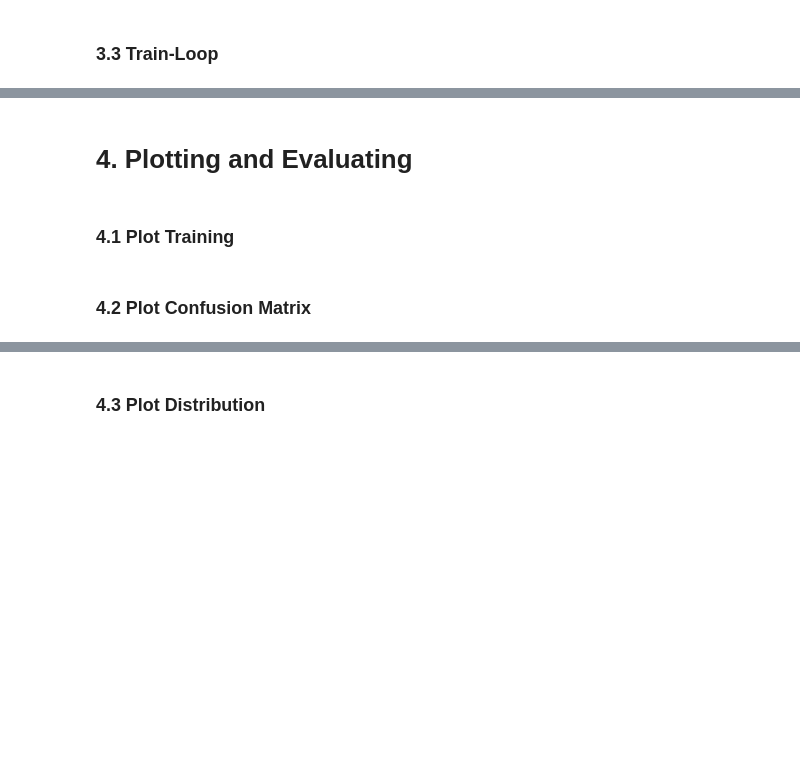
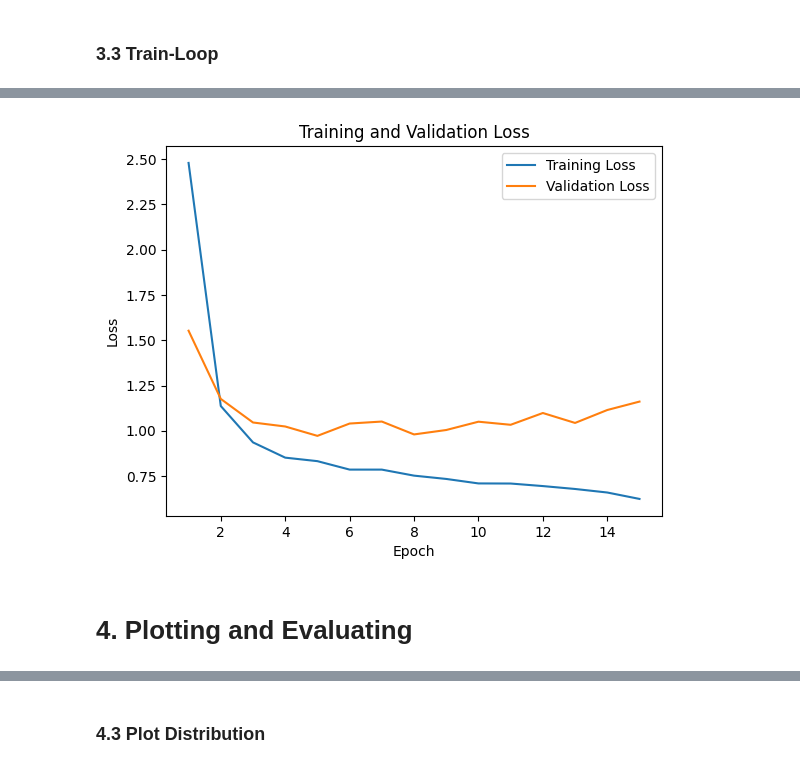
Before and after one commit to mgzzl/vision-transformer-for-image-quality-perception-of-individual-observers, a Jupyter notebook: ViT-IQA.ipynb, the cells around one changed output, grey strips where cells are left out. Drawn from its saved outputs; the diff is of its cells as text; code cells hidden in the pictures; blank space fills up the shorter version.

```diff
--- a/ViT-IQA.ipynb
+++ b/ViT-IQA.ipynb
@@ -33,14 +36,13 @@ mlp_dim=2048
 emb_dropout=0.1
 
 
-pretrained_model_path = None
-num_epochs = 20
-results_path = '/home/maxgan/WORKSPACE/UNI/BA/TIQ/results'
+pretrained_model_path = 'C:/Users/SilverFear/Desktop/vision-transformer-for-image-quality-perception-of-individual-observers/results/weights/all_distored_imgs/vit_model_20230824_101434_epoch_50of50_valLoss_0.171_valAcc_0.925_batchsize_128_lr_0.0_allDistorted.pth'
+num_epochs = 15
+results_path = 'results/weights/Person_2_nictac'
+dataset_root = 'assets/DatasetSubjective/Persons/Person_2_nictac/imgs'
+csv_file = 'assets/DatasetSubjective/Persons/Person_2_nictac/img_scores.csv'
 
-model_path = f'{results_path}/vit_model_20230801_131421_epoch_12of20_valLoss_0.680_batchsize_64_lr_0.00_imgs.pth'
-
-dataset_root = '/home/maxgan/WORKSPACE/UNI/BA/TIQ/assets/DatasetSubjective/Persons/Person_1_shinyx/imgs'
-csv_file = '/home/maxgan/WORKSPACE/UNI/BA/TIQ/assets/DatasetSubjective/Persons/Person_1_shinyx/img_scores.csv'
+os.makedirs(results_path, exist_ok=True)
 # %% [markdown]
 ### 1.2 Compile
 # %%
@@ -186,4 +259,24 @@ for epoch in range(num_epochs):
+# %%
+# Create a DataFrame from model_results
+results_df = pd.DataFrame(model_results)
+
+# Save the results as a CSV file
+results_csv_path = os.path.join(results_path, f'model_results_{last_folder}.csv')
+results_df.to_csv(results_csv_path, index=False)
+
+# Save the Matplotlib figure with the same basename as the saved model
+figure_name = os.path.splitext(model_name)[0] + '.png'
+figure_path = os.path.join(results_path, figure_name)
+# Plot the losses
+plt.plot(range(1, num_epochs + 1), train_losses, label='Training Loss')
+plt.plot(range(1, num_epochs + 1), val_losses, label='Validation Loss')
+plt.xlabel('Epoch')
+plt.ylabel('Loss')
+plt.title('Training and Validation Loss')
+plt.legend()
+plt.savefig(figure_path)
+plt.show()
+# %% [output]
+[figure, added]
 # %% [markdown]
 # 4. Plotting and Evaluating
-# %% [markdown]
-### 4.1 Plot Training
@@ -204,2 +282,0 @@ plt.show()
-# %% [markdown]
-### 4.2 Plot Confusion Matrix
```
Also changed, not shown: parts of 28 cells of this notebook.
